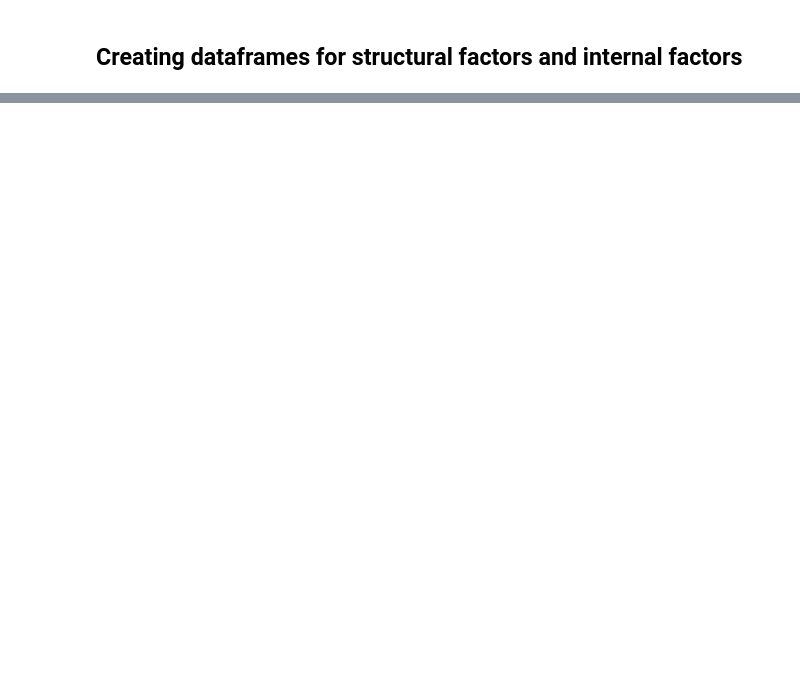
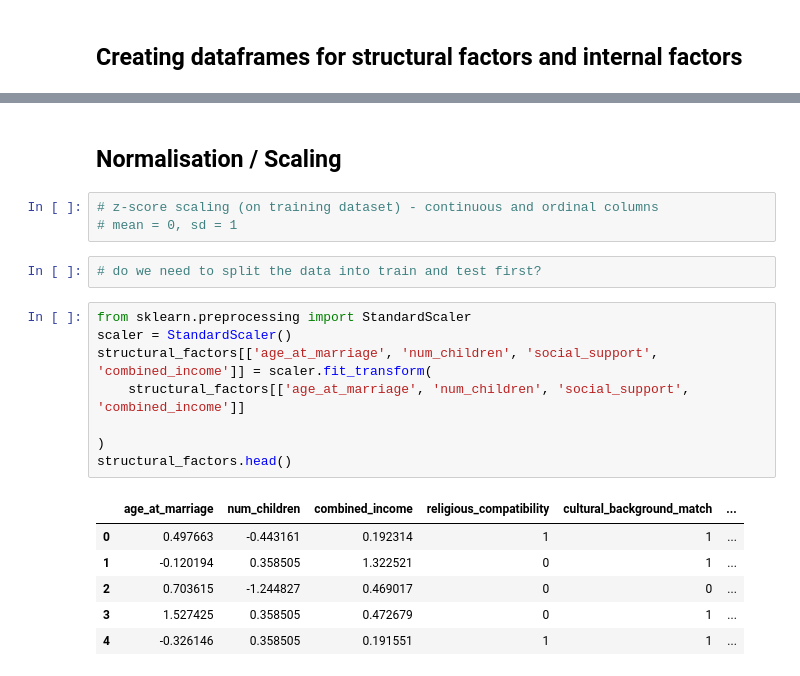
Before and after one commit to rowandama/Divorce-Summative, a Jupyter notebook: evie_test.ipynb, the cells around one changed output, grey strips where cells are left out. Drawn from its saved outputs; the diff is of its cells as text; blank space fills up the shorter version.

```diff
--- a/evie_test.ipynb
+++ b/evie_test.ipynb
@@ -142,0 +98,22 @@ cultural_background_match                   -0.0491      0.067     -0.730      0
+# %% [markdown]
+## Normalisation / Scaling
+# %%
+# z-score scaling (on training dataset) - continuous and ordinal columns
+# mean = 0, sd = 1
+# %%
+# do we need to split the data into train and test first?
+# %%
+from sklearn.preprocessing import StandardScaler
+scaler = StandardScaler()
+structural_factors[['age_at_marriage', 'num_children', 'social_support', 'combined_income']] = scaler.fit_transform(
+    structural_factors[['age_at_marriage', 'num_children', 'social_support', 'combined_income']]
+
+)
+structural_factors.head()
+# %% [output]
+|  | age_at_marriage | num_children | combined_income | religious_compatibility | cultural_background_match | ... |
+| 0 | 0.497663 | -0.443161 | 0.192314 | 1 | 1 | ... |
+| 1 | -0.120194 | 0.358505 | 1.322521 | 0 | 1 | ... |
+| 2 | 0.703615 | -1.244827 | 0.469017 | 0 | 0 | ... |
+| 3 | 1.527425 | 0.358505 | 0.472679 | 0 | 1 | ... |
+| 4 | -0.326146 | 0.358505 | 0.191551 | 1 | 1 | ... |
```
Also changed, not shown: parts of 17 cells of this notebook, 1 other file.
